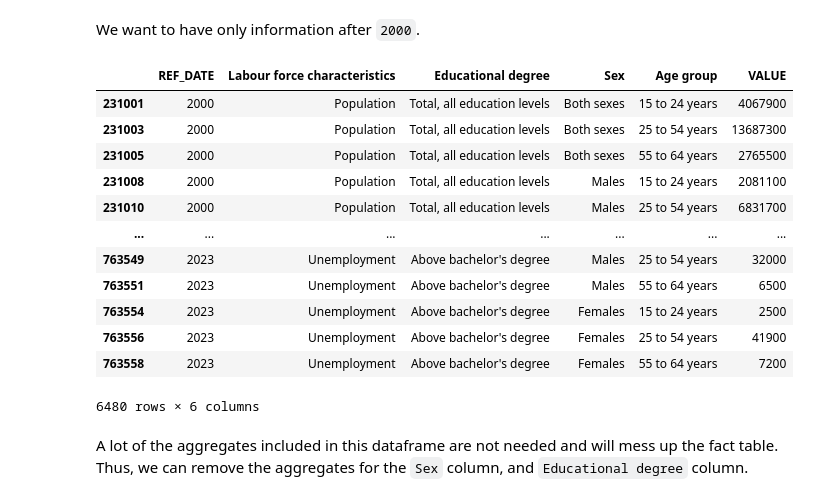
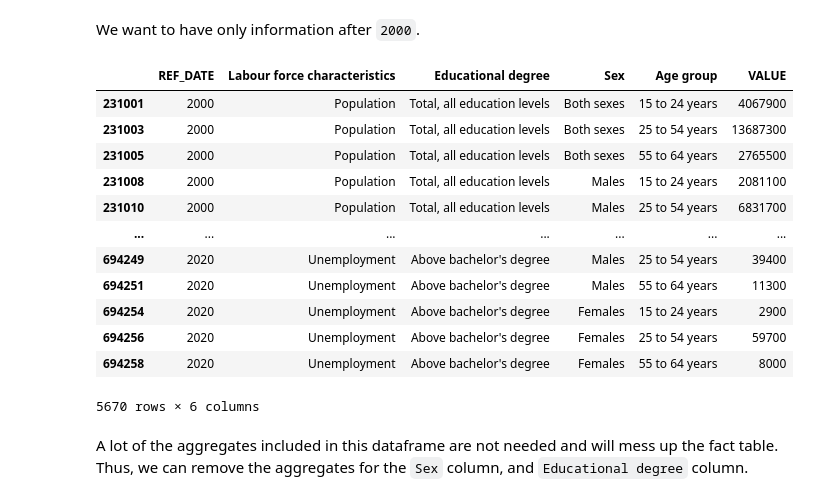
Before and after one commit to KhaledElbasiouni/CSI4142-Project, a Jupyter notebook: data-staging-labour.ipynb, the cells around one changed output. Cells and saved outputs as stored; diff of their text form; code cells hidden in the pictures.

```diff
--- a/data-staging-labour.ipynb
+++ b/data-staging-labour.ipynb
@@ -209,22 +209,22 @@ labour_df
 # %% [markdown]
 We want to have only information after `2000`.
 # %%
-labour_df = labour_df[labour_df['REF_DATE'] >= 2000]
+labour_df = labour_df[(labour_df['REF_DATE'] >= 2000) & (labour_df['REF_DATE'] <= 2020)]
 labour_df
 # %% [output]
 |  | REF_DATE | Labour force characteristics | Educational degree | Sex | Age group | VALUE |
 | 231001 | 2000 | Population | Total, all education levels | Both sexes | 15 to 24 years | 4067900 |
 | 231003 | 2000 | Population | Total, all education levels | Both sexes | 25 to 54 years | 13687300 |
 | 231005 | 2000 | Population | Total, all education levels | Both sexes | 55 to 64 years | 2765500 |
 | 231008 | 2000 | Population | Total, all education levels | Males | 15 to 24 years | 2081100 |
 | 231010 | 2000 | Population | Total, all education levels | Males | 25 to 54 years | 6831700 |
 | ... | ... | ... | ... | ... | ... | ... |
-| 763549 | 2023 | Unemployment | Above bachelor's degree | Males | 25 to 54 years | 32000 |
-| 763551 | 2023 | Unemployment | Above bachelor's degree | Males | 55 to 64 years | 6500 |
-| 763554 | 2023 | Unemployment | Above bachelor's degree | Females | 15 to 24 years | 2500 |
-| 763556 | 2023 | Unemployment | Above bachelor's degree | Females | 25 to 54 years | 41900 |
-| 763558 | 2023 | Unemployment | Above bachelor's degree | Females | 55 to 64 years | 7200 |
+| 694249 | 2020 | Unemployment | Above bachelor's degree | Males | 25 to 54 years | 39400 |
+| 694251 | 2020 | Unemployment | Above bachelor's degree | Males | 55 to 64 years | 11300 |
+| 694254 | 2020 | Unemployment | Above bachelor's degree | Females | 15 to 24 years | 2900 |
+| 694256 | 2020 | Unemployment | Above bachelor's degree | Females | 25 to 54 years | 59700 |
+| 694258 | 2020 | Unemployment | Above bachelor's degree | Females | 55 to 64 years | 8000 |
-6480 rows × 6 columns
+5670 rows × 6 columns
 # %% [markdown]
 A lot of the aggregates included in this dataframe are not needed and will mess up the fact table. Thus, we can remove the aggregates for the `Sex` column, and `Educational degree` column.
 # %%
```
Also changed, not shown: parts of 7 cells of this notebook, 3 other files.
